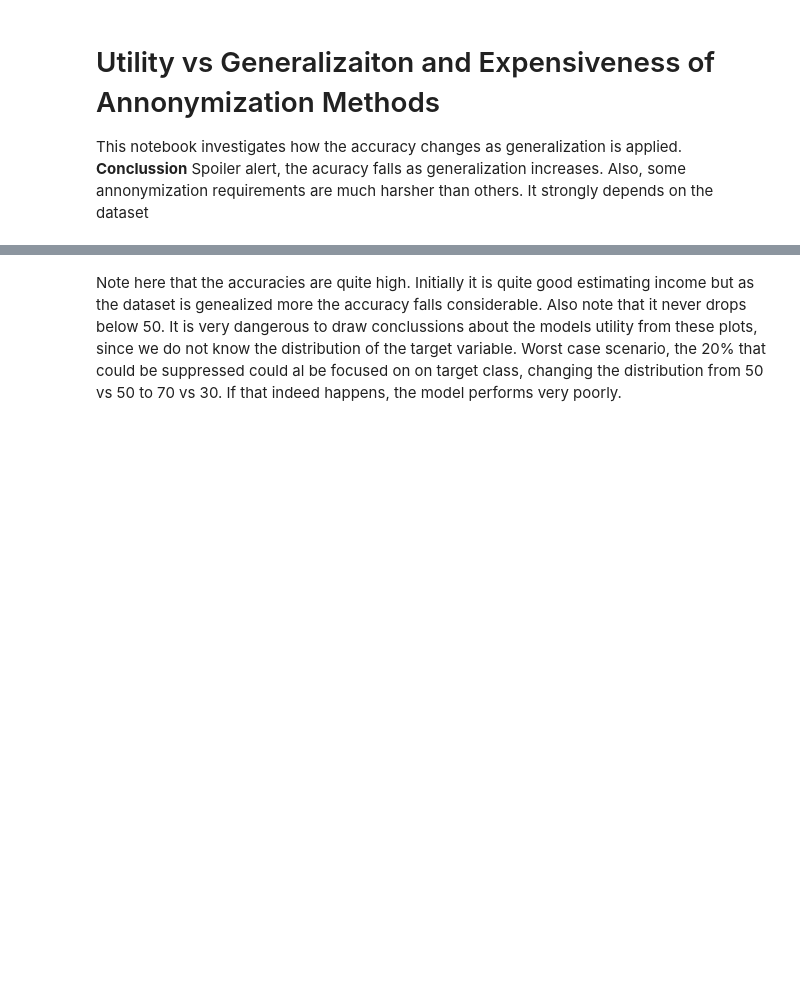
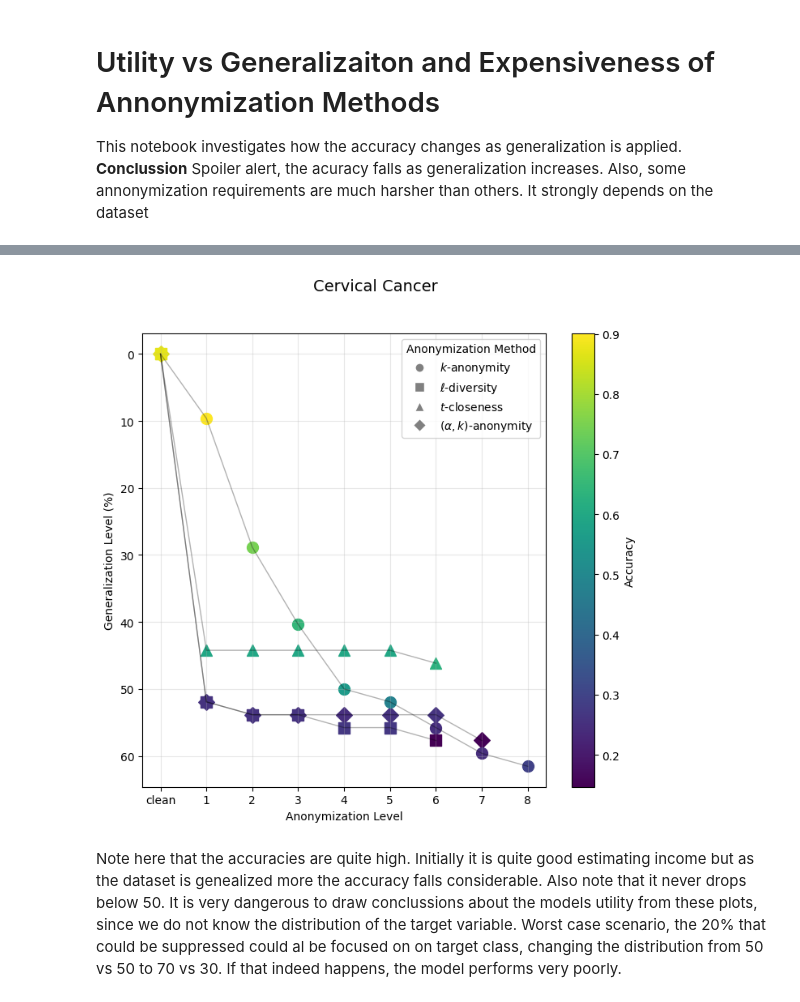
Before and after one commit to Zak9O/Masking-Effects-on-XAI-Techniques, a Jupyter notebook: notebooks/1Utility vs Generalization.ipynb, the cells around one changed output, grey strips where cells are left out. Saved outputs shown, nothing was run; the diff lists cells and outputs as text; code cells hidden in the pictures; blank space fills up the shorter version.

```diff
--- a/notebooks/1Utility vs Generalization.ipynb
+++ b/notebooks/1Utility vs Generalization.ipynb
@@ -27,3 +31,7 @@ pl.plot_utility("adult", average_models=True)
+# %%
+pl.plot_utility("cervic_cancer", average_models=True)
+# %% [output]
+[figure, added]
 # %% [markdown]
 Note here that the accuracies are quite high. Initially it is quite good estimating income but as the dataset is genealized more the accuracy falls considerable. Also note that it never drops below 50. It is very dangerous to draw conclussions about the models utility from these plots, since we do not know the distribution of the target variable. Worst case scenario, the 20% that could be suppressed could al be focused on on target class, changing the distribution from 50 vs 50 to 70 vs 30. If that indeed happens, the model performs very poorly.
 # %%
```
Also changed, not shown: parts of 5 cells of this notebook, 6 other files.
